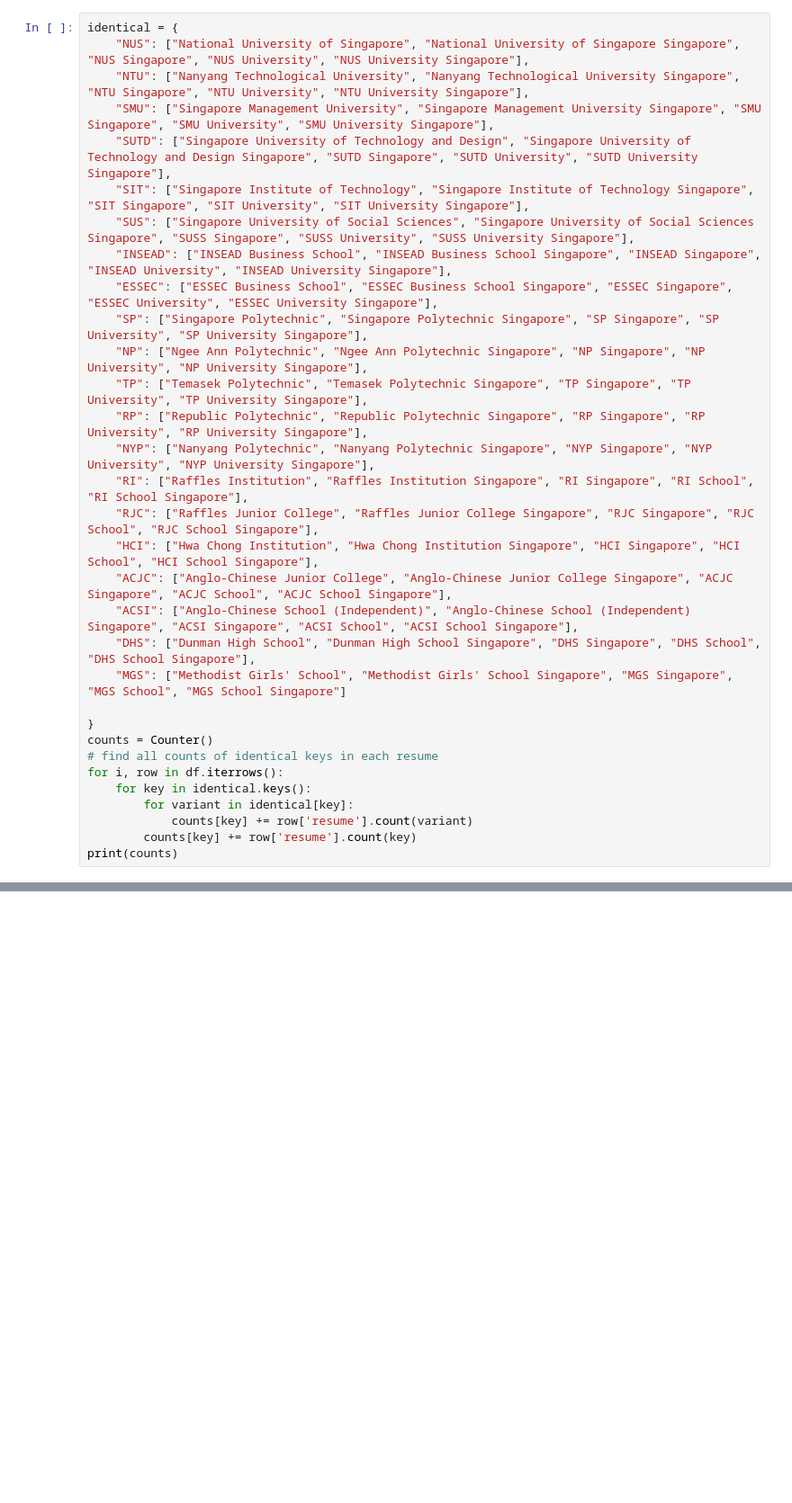
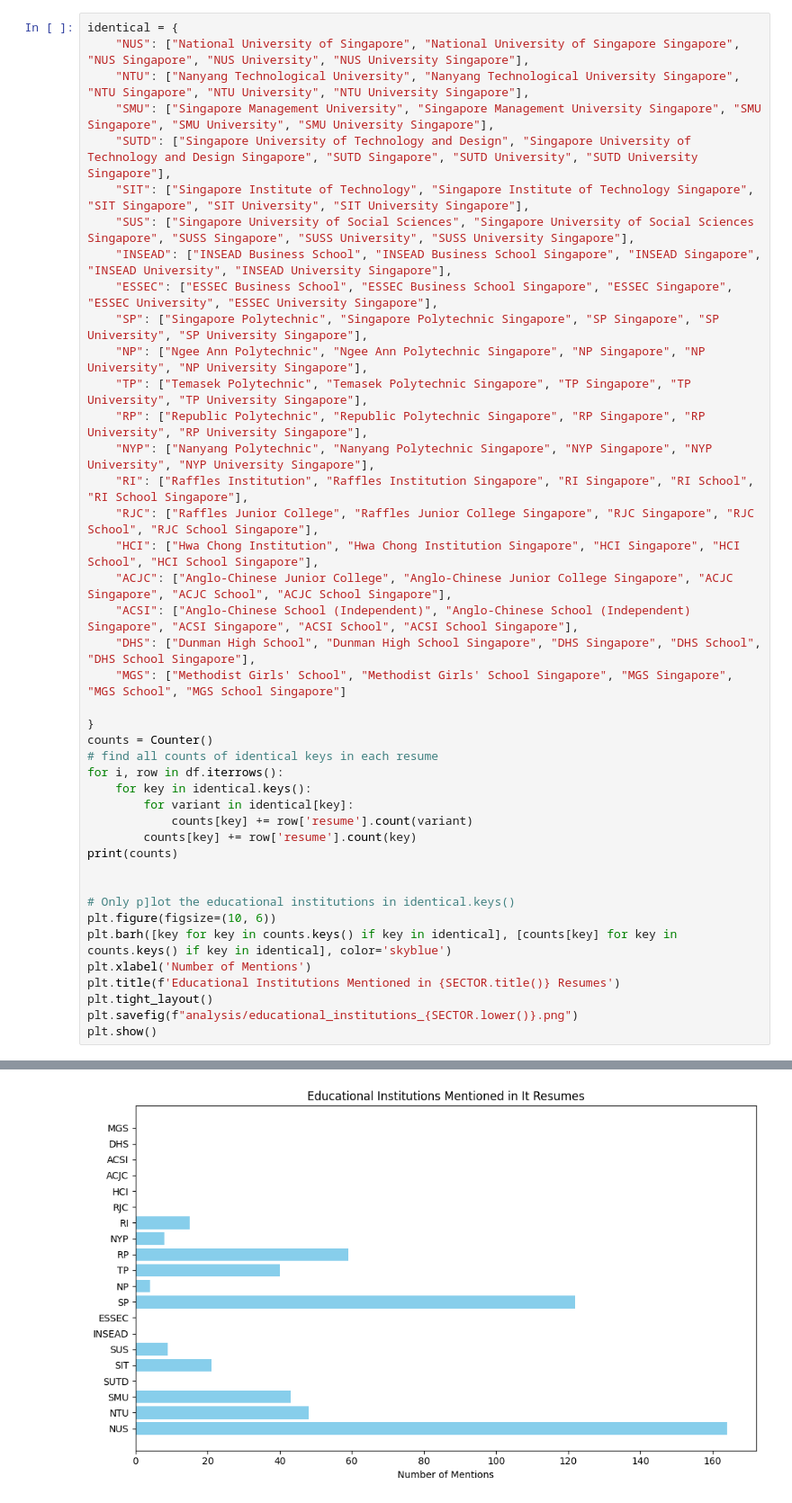
Before and after one commit to shirsho-12/hiring_agent, a Jupyter notebook: analysis.ipynb, the cells around one changed output, grey strips where cells are left out. Shown at 90% size. Saved outputs shown, nothing was run; the diff lists cells and outputs as text; blank space fills up the shorter version.

Commit message:
analysis

```diff
--- a/analysis.ipynb
+++ b/analysis.ipynb
@@ -108,4 +77,14 @@ for i, row in df.iterrows():
             counts[key] += row['resume'].count(variant)
         counts[key] += row['resume'].count(key)
 print(counts)
+
+
+# Only p]lot the educational institutions in identical.keys()
+plt.figure(figsize=(10, 6))
+plt.barh([key for key in counts.keys() if key in identical], [counts[key] for key in counts.keys() if key in identical], color='skyblue')
+plt.xlabel('Number of Mentions')
+plt.title(f'Educational Institutions Mentioned in {SECTOR.title()} Resumes')
+plt.tight_layout()
+plt.savefig(f"analysis/educational_institutions_{SECTOR.lower()}.png")
+plt.show()
 # %% [output]
@@ -112,0 +92 @@ Counter({'SP': 33, 'NUS': 31, 'TP': 18, 'SMU': 14, 'NTU': 13, 'RI': 11, 'SIT': 1
+[figure, added]
```
Also changed, not shown: parts of 23 cells of this notebook, 11 other files.
